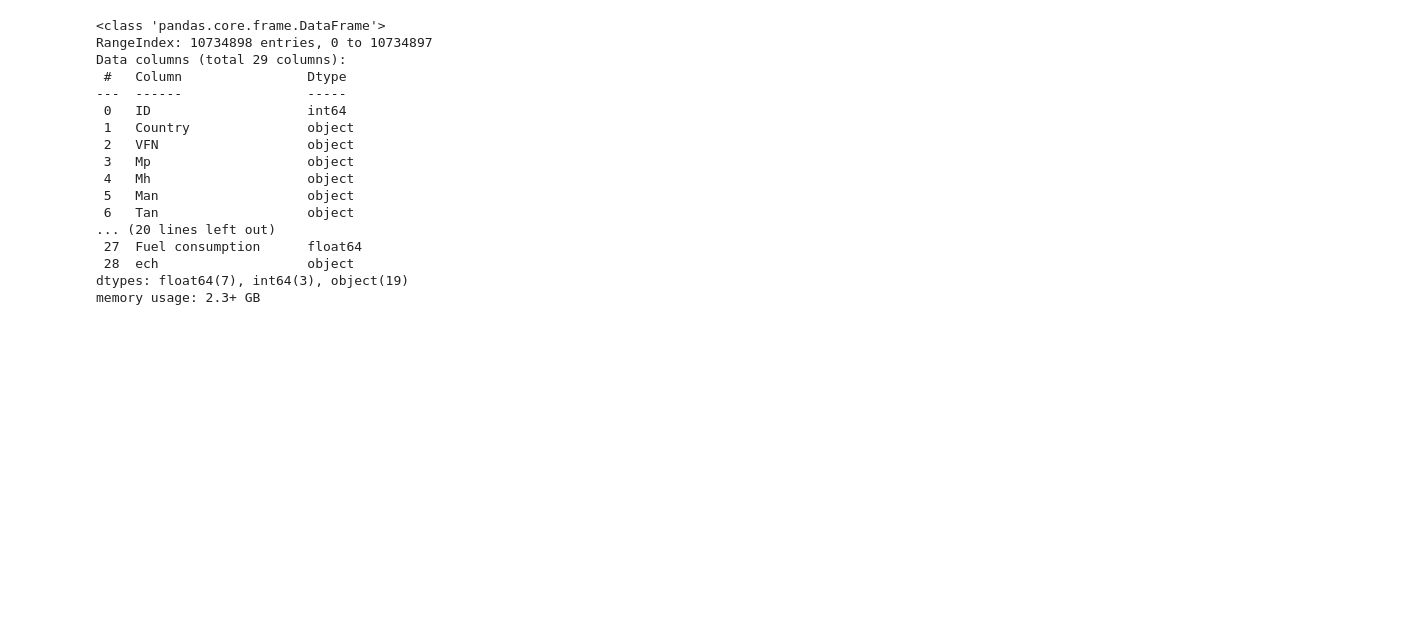
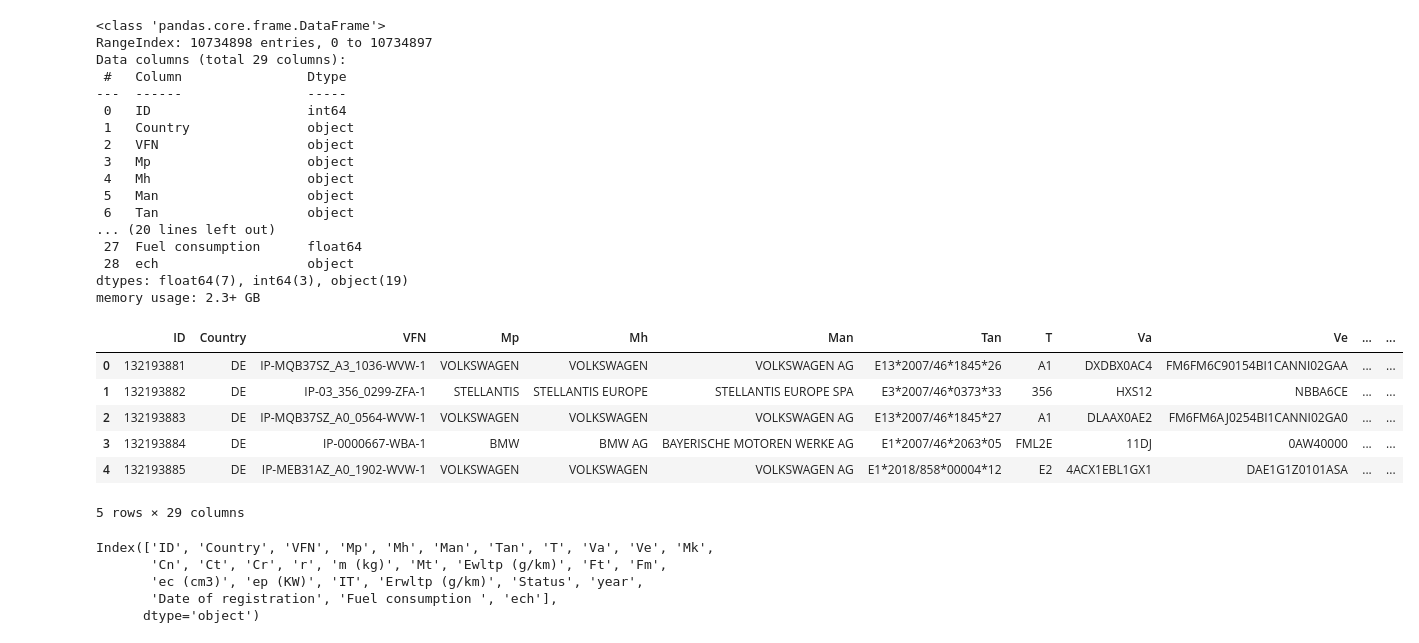
Before and after one commit to leonellb/car-co2-prediction, a Jupyter notebook: notebooks/data_analysis.ipynb, the cells around one changed output. Saved outputs shown, nothing was run; the diff lists cells and outputs as text; code cells hidden in the pictures; blank space fills up the shorter version.

Commit message:
Adding first basic preprocessing steps for eea_europe cars co2 table 2023

```diff
--- a/notebooks/data_analysis.ipynb
+++ b/notebooks/data_analysis.ipynb
@@ -147,0 +161,18 @@ memory usage: 2.3+ GB
+# %%
+df.head(5)
+# %% [output]
+|  | ID | Country | VFN | Mp | Mh | Man | Tan | T | Va | Ve | ... | ... |
+| 0 | 132193881 | DE | IP-MQB37SZ_A3_1036-WVW-1 | VOLKSWAGEN | VOLKSWAGEN | VOLKSWAGEN AG | E13*2007/46*1845*26 | A1 | DXDBX0AC4 | FM6FM6C90154BI1CANNI02GAA | ... | ... |
+| 1 | 132193882 | DE | IP-03_356_0299-ZFA-1 | STELLANTIS | STELLANTIS EUROPE | STELLANTIS EUROPE SPA | E3*2007/46*0373*33 | 356 | HXS12 | NBBA6CE | ... | ... |
+| 2 | 132193883 | DE | IP-MQB37SZ_A0_0564-WVW-1 | VOLKSWAGEN | VOLKSWAGEN | VOLKSWAGEN AG | E13*2007/46*1845*27 | A1 | DLAAX0AE2 | FM6FM6AJ0254BI1CANNI02GA0 | ... | ... |
+| 3 | 132193884 | DE | IP-0000667-WBA-1 | BMW | BMW AG | BAYERISCHE MOTOREN WERKE AG | E1*2007/46*2063*05 | FML2E | 11DJ | 0AW40000 | ... | ... |
+| 4 | 132193885 | DE | IP-MEB31AZ_A0_1902-WVW-1 | VOLKSWAGEN | VOLKSWAGEN | VOLKSWAGEN AG | E1*2018/858*00004*12 | E2 | 4ACX1EBL1GX1 | DAE1G1Z0101ASA | ... | ... |
+5 rows × 29 columns
+# %%
+df.columns
+# %% [output]
+Index(['ID', 'Country', 'VFN', 'Mp', 'Mh', 'Man', 'Tan', 'T', 'Va', 'Ve', 'Mk',
+       'Cn', 'Ct', 'Cr', 'r', 'm (kg)', 'Mt', 'Ewltp (g/km)', 'Ft', 'Fm',
+       'ec (cm3)', 'ep (KW)', 'IT', 'Erwltp (g/km)', 'Status', 'year',
+       'Date of registration', 'Fuel consumption ', 'ech'],
+      dtype='object')
```
Also changed, not shown: parts of 13 cells of this notebook.
